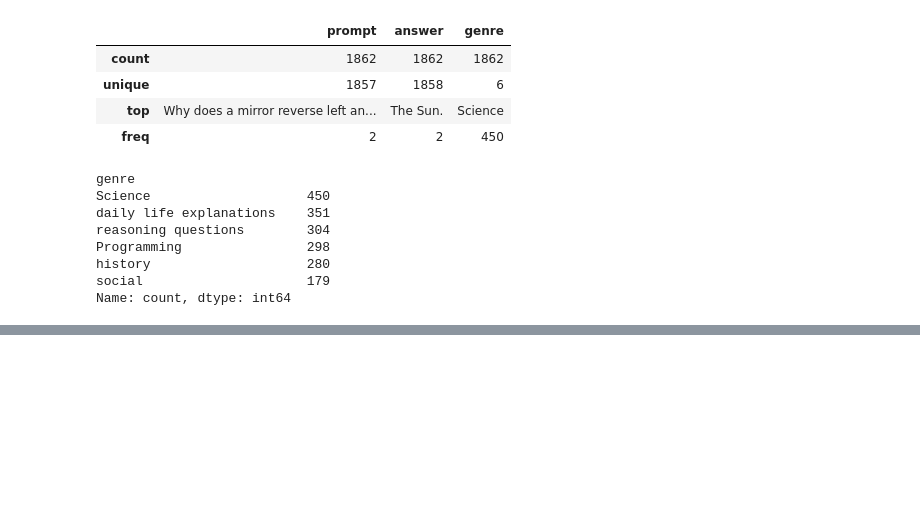
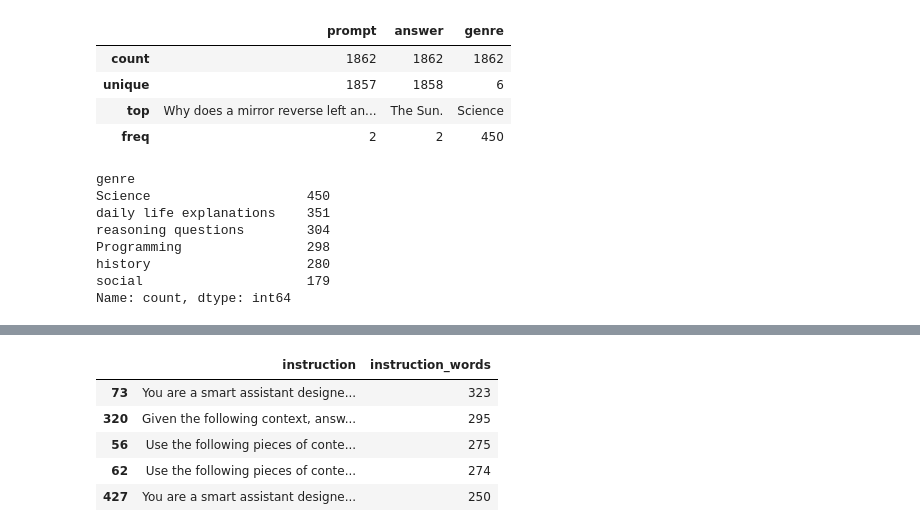
Before and after one commit to AmirHRez/Direct-preference-Optimization, a Jupyter notebook: data/data_exploration.ipynb, the cells around one changed output, grey strips where cells are left out. Drawn from its saved outputs; the diff is of its cells as text; code cells hidden in the pictures; blank space fills up the shorter version.

```diff
--- a/data/data_exploration.ipynb
+++ b/data/data_exploration.ipynb
@@ -103,0 +177,11 @@ qa_data.to_json("base_questions/qa_full.jsonl", orient="records", lines=True, fo
+# %%
+df.nlargest(5, "instruction_words")[
+        ["instruction", "instruction_words"]
+    ]
+# %% [output]
+|  | instruction | instruction_words |
+| 73 | You are a smart assistant designe... | 323 |
+| 320 | Given the following context, answ... | 295 |
+| 56 | Use the following pieces of conte... | 275 |
+| 62 | Use the following pieces of conte... | 274 |
+| 427 | You are a smart assistant designe... | 250 |
```
Also changed, not shown: parts of 12 cells of this notebook, 17 other files.
